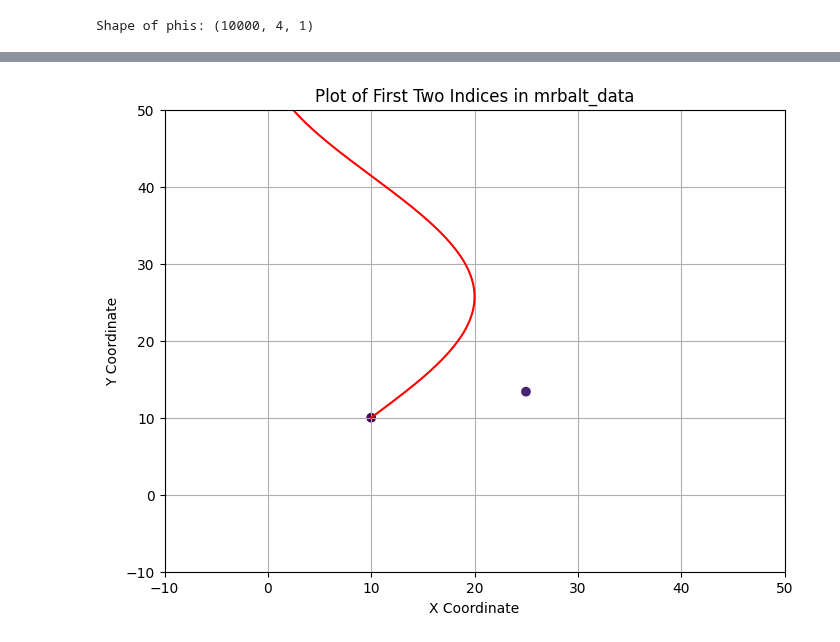
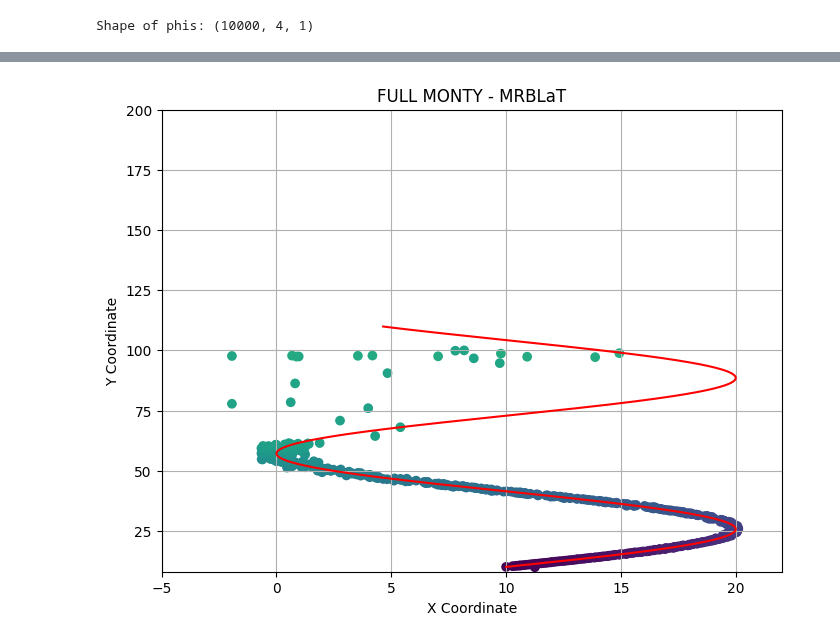
Before and after one commit to RHIMMELAND/MMARS, a Jupyter notebook: examples/MRBLaT_test.ipynb, the cells around one changed output, grey strips where cells are left out. Saved outputs shown, nothing was run; the diff lists cells and outputs as text; code cells hidden in the pictures.

```diff
--- a/examples/MRBLaT_test.ipynb
+++ b/examples/MRBLaT_test.ipynb
@@ -166,7 +152,7 @@ D_KL_search_space = np.linspace(0.01, 10, 100)
 results = []
 for i in D_KL_search_space:
     for j in D_KL_search_space:
-        result = mmars.mrblatFunctions.D_KL(np.array([11.4, 40, i, j]), data_fourier, target_model_1.get_trajectory()[0][frame-1], target_model_1.get_trajectory()[0][frame-1], Lambda_z, radar_model_1, mrblatcomp, outputmode=(1,1,1,1), print_output=False)
+        result = mrblatcomp.D_KL(np.array([10.08, 10.11, i, j]), data_fourier, target_model_1.get_trajectory()[0][frame-1], target_model_1.get_trajectory()[0][frame-1], outputmode=(1,1,1,1), print_output=False)
         results.append(result)
 
 # Compute the magnitude (ignoring phi[2] and phi[3])
@@ -212,7 +198,7 @@ y_values = np.linspace(0.0001, 50.0001, gridsize)
 X, Y = np.meshgrid(x_values, y_values)
 
 # Flatten the grid and stack with phi[2] = 0, phi[3] = 0
-phis = [np.array([[x], [y], [4.941e-01],  [4.686e-01]]) for x, y in zip(X.ravel(), Y.ravel())]
+phis = [np.array([[x], [y], [1],  [1]]) for x, y in zip(X.ravel(), Y.ravel())]
 
 # Convert to NumPy array (shape: (2500, 4, 1))
 phis = np.array(phis)
@@ -224,7 +210,7 @@ Shape of phis: (10000, 4, 1)
 # %%
 S_signals = []
 for n in tqdm(range(len(phis))):
-    S_signals.append(mmars.mrblatFunctions.D_KL(phis[n][:4].flatten(), data_fourier, target_model_1.get_trajectory()[0][frame-1], target_model_1.get_trajectory()[0][frame-1], Lambda_z, radar_model_1, mrblatcomp, outputmode=(1,1,1,1), print_output=False))
+    S_signals.append(mrblatcomp.D_KL(phis[n][:4].flatten(), data_fourier, target_model_1.get_trajectory()[0][frame-1], target_model_1.get_trajectory()[0][frame-1], outputmode=(1,1,1,1), print_output=False))
 # %%
 # Compute the magnitude (ignoring phi[2] and phi[3])
 #magnitudes = np.sqrt(phis[:, 0, 0]**2 + phis[:, 1, 0]**2)
@@ -277,6 +263,8 @@ phi = np.array([[10],
                     [10],
                     [0],
                     [0]])
+
+bound = [(-100,100), (0.1,100), (0.0001, 10), (0.0001, 10)]
 # %%
 def broadcast_parameters(n, phi_bar_last_x_, phi_bar_last_y_, phi_barbar_last_0_, phi_barbar_last_1_):
     """
@@ -361,18 +345,18 @@ mrblat_data, mrblat_data_phibarbar= message_passing()
 # %%
 # Extract the first two indices from mrbalt_data
 x_coords = [data[0, 0] for data in mrblat_data]
 y_coords = [data[1, 0] for data in mrblat_data]
 
 # Plot the coordinates
 plt.figure(figsize=(8, 6))
 plt.scatter(x_coords, y_coords,c=np.linspace(0, 1, len(x_coords)), cmap='viridis', marker='o')
 plt.plot(target_ground_truth[0], target_ground_truth[1], c='red')
-plt.xlim([-10, 50])
-plt.ylim([-10, 50])
+plt.xlim([-5, 22])
+plt.ylim([8, 200])
 plt.xlabel('X Coordinate')
 plt.ylabel('Y Coordinate')
-plt.title('Plot of First Two Indices in mrbalt_data')
+plt.title('FULL MONTY - MRBLaT')
 plt.grid(True)
 plt.show()
 # %% [output]
-[figure, old version]
+[figure, new version]
```
Also changed, not shown: parts of 18 cells of this notebook.
